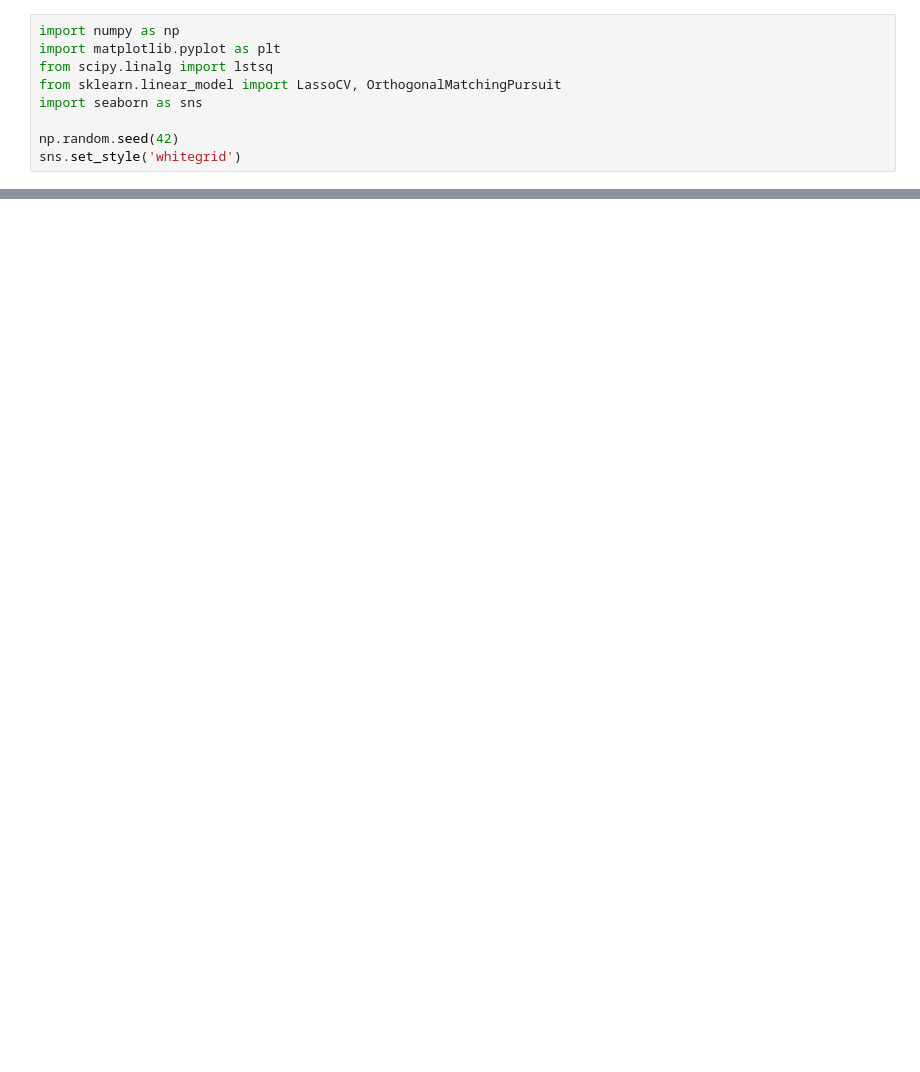
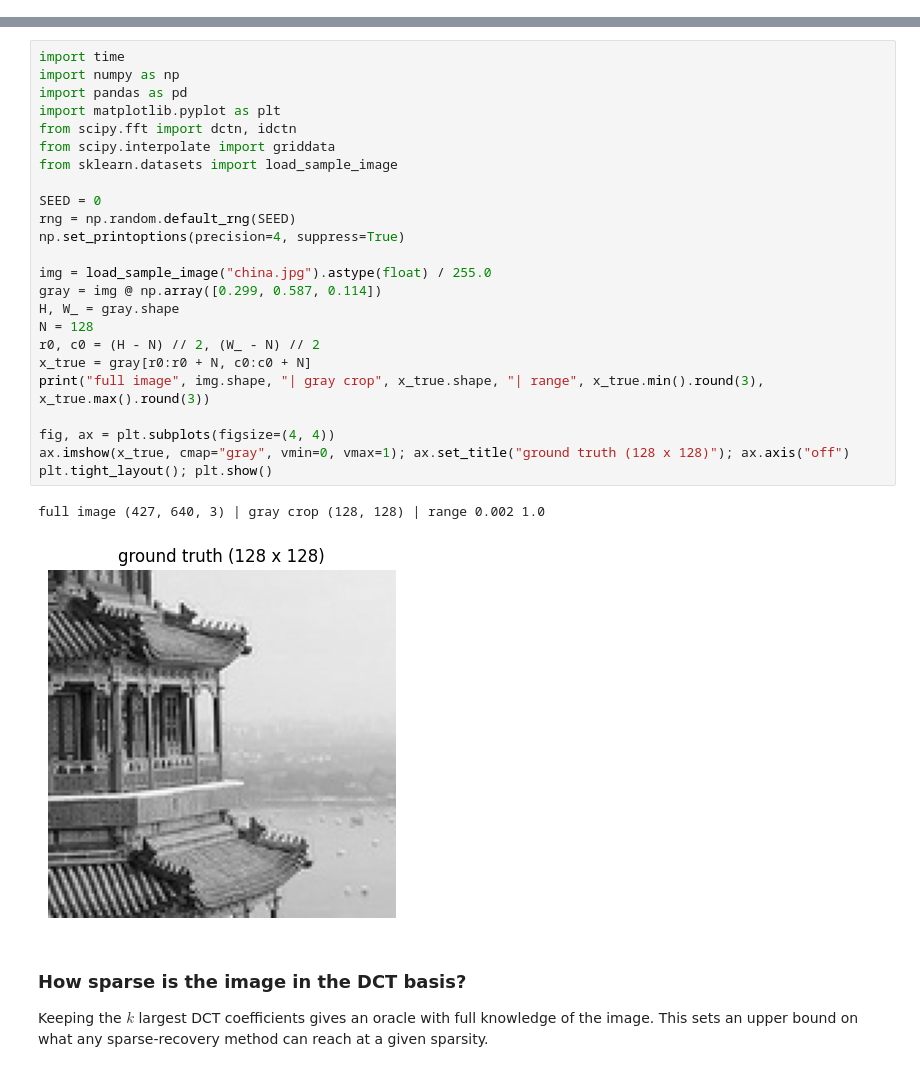
Before and after one commit to Yoyo1505/My_projects, a Jupyter notebook: Data Science Methods/notebooks/Compressed Sensing - Sparse Signal Recovery.ipynb, the cells around one changed output, grey strips where cells are left out. Cells and saved outputs as stored; diff of their text form; blank space fills up the shorter version.

```diff
--- a/Data Science Methods/notebooks/Compressed Sensing - Sparse Signal Recovery.ipynb
+++ b/Data Science Methods/notebooks/Compressed Sensing - Sparse Signal Recovery.ipynb
@@ -12,9 +0,0 @@ With random measurements and LASSO, we can recover exponentially sparse signals
-# %%
-import numpy as np
-import matplotlib.pyplot as plt
-from scipy.linalg import lstsq
-from sklearn.linear_model import LassoCV, OrthogonalMatchingPursuit
-import seaborn as sns
-
-np.random.seed(42)
-sns.set_style('whitegrid')
@@ -228,0 +25,30 @@ for p_val in [100, 500, 1000, 5000, 10000]:
+# %%
+import time
+import numpy as np
+import pandas as pd
+import matplotlib.pyplot as plt
+from scipy.fft import dctn, idctn
+from scipy.interpolate import griddata
+from sklearn.datasets import load_sample_image
+
+SEED = 0
+rng = np.random.default_rng(SEED)
+np.set_printoptions(precision=4, suppress=True)
+
+img = load_sample_image("china.jpg").astype(float) / 255.0
+gray = img @ np.array([0.299, 0.587, 0.114])
+H, W_ = gray.shape
+N = 128
+r0, c0 = (H - N) // 2, (W_ - N) // 2
+x_true = gray[r0:r0 + N, c0:c0 + N]
+print("full image", img.shape, "| gray crop", x_true.shape, "| range", x_true.min().round(3), x_true.max().round(3))
+
+fig, ax = plt.subplots(figsize=(4, 4))
+ax.imshow(x_true, cmap="gray", vmin=0, vmax=1); ax.set_title("ground truth (128 x 128)"); ax.axis("off")
+plt.tight_layout(); plt.show()
+# %% [output]
+full image (427, 640, 3) | gray crop (128, 128) | range 0.002 1.0
+[figure, added]
+# %% [markdown]
+### How sparse is the image in the DCT basis?
+Keeping the $k$ largest DCT coefficients gives an oracle with full knowledge of the image. This sets an upper bound on what any sparse-recovery method can reach at a given sparsity.
```
Also changed, not shown: parts of 25 cells of this notebook, 55 other files.
